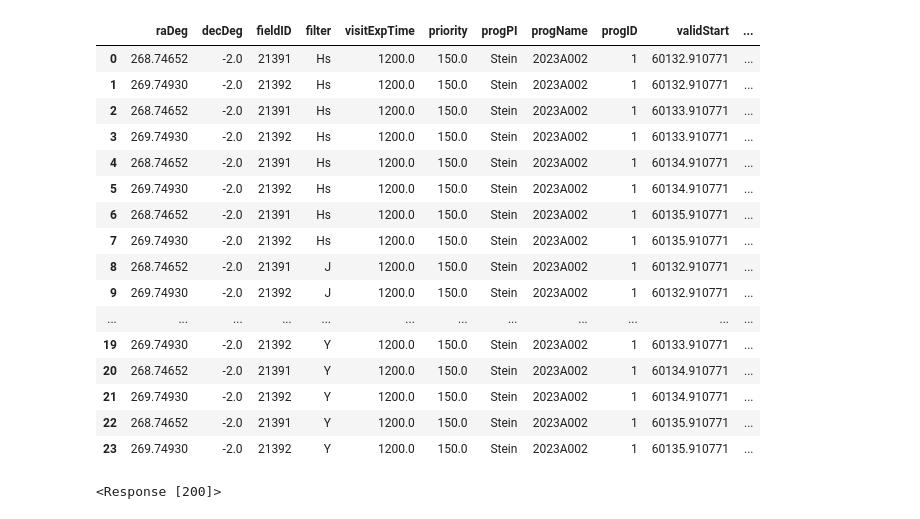
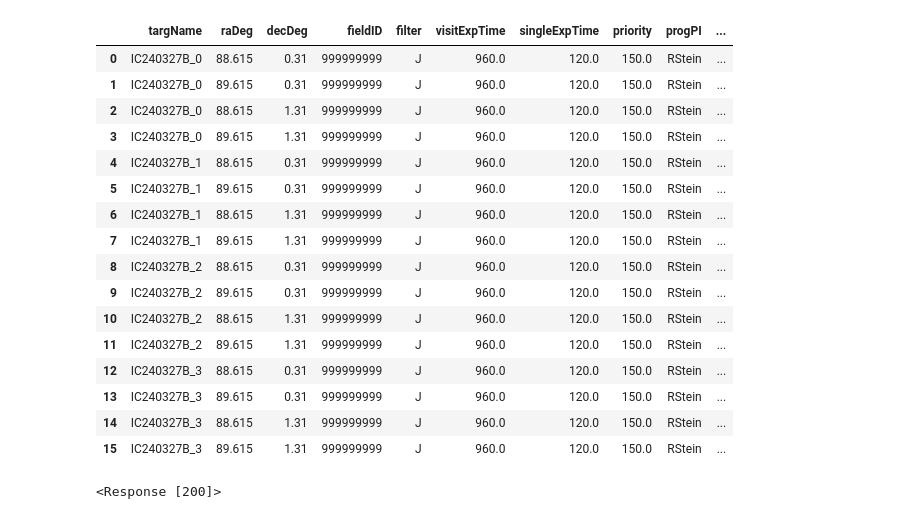
Before and after one commit to robertdstein/nuwinter, a Jupyter notebook: plan_obs.ipynb, the cells around one changed output. Drawn from its saved outputs; the diff is of its cells as text; code cells hidden in the pictures.

```diff
--- a/plan_obs.ipynb
+++ b/plan_obs.ipynb
@@ -14,7 +14,7 @@ logging.getLogger("nuwinter").setLevel("INFO")
 winter = WinterAPI()
 # %%
 # Program details
-program = "2023A002"
+program = "2024A001"
 # %%
 program_list = winter.get_programs()
 print(f"Available programs: {program_list}")
@@ -24,9 +24,11 @@ Available programs: ['2023A002', '2023A999', '2023A005']
 # %%
 too_args = {
-    "t_exp": 1200.0,
-    "n_dither": 10
+#     "t_exp": 600.0,
+#     "n_dither": 5
+    "filters": ["J"]
 }
 
-too_list = schedule_neutrino("IC230707A", make_plot=False, too_args=too_args)
+too_list = schedule_neutrino(
+    "IC240327B", scale=1.0, mode="square", make_plot=True, too_args=too_args, nights=[0, 0, 1, 2],)
 print(too_list)
 # %% [output]
@@ -36,30 +39,31 @@ INFO:nuwinter.neutrino:Found GCN 34163 for IC230707A
 # %%
 local_schedule = winter.build_schedule_locally(
     program_name=program,
     data=too_list
 )
 local_schedule.sort_values(by=["filter", "validStart"], inplace=True)
 local_schedule.reset_index(inplace=True)
 local_schedule.drop(columns=["index"], inplace=True)
+local_schedule["obsHistID"] = range(len(local_schedule))
 local_schedule
 # %% [output]
-|  | raDeg | decDeg | fieldID | filter | visitExpTime | priority | progPI | progName | progID | validStart | ... |
-| 0 | 268.74652 | -2.0 | 21391 | Hs | 1200.0 | 150.0 | Stein | 2023A002 | 1 | 60132.910771 | ... |
-| 1 | 269.74930 | -2.0 | 21392 | Hs | 1200.0 | 150.0 | Stein | 2023A002 | 1 | 60132.910771 | ... |
-| 2 | 268.74652 | -2.0 | 21391 | Hs | 1200.0 | 150.0 | Stein | 2023A002 | 1 | 60133.910771 | ... |
-| 3 | 269.74930 | -2.0 | 21392 | Hs | 1200.0 | 150.0 | Stein | 2023A002 | 1 | 60133.910771 | ... |
-| 4 | 268.74652 | -2.0 | 21391 | Hs | 1200.0 | 150.0 | Stein | 2023A002 | 1 | 60134.910771 | ... |
-| 5 | 269.74930 | -2.0 | 21392 | Hs | 1200.0 | 150.0 | Stein | 2023A002 | 1 | 60134.910771 | ... |
-| 6 | 268.74652 | -2.0 | 21391 | Hs | 1200.0 | 150.0 | Stein | 2023A002 | 1 | 60135.910771 | ... |
-| 7 | 269.74930 | -2.0 | 21392 | Hs | 1200.0 | 150.0 | Stein | 2023A002 | 1 | 60135.910771 | ... |
-| 8 | 268.74652 | -2.0 | 21391 | J | 1200.0 | 150.0 | Stein | 2023A002 | 1 | 60132.910771 | ... |
-| 9 | 269.74930 | -2.0 | 21392 | J | 1200.0 | 150.0 | Stein | 2023A002 | 1 | 60132.910771 | ... |
-| ... | ... | ... | ... | ... | ... | ... | ... | ... | ... | ... | ... |
-| 19 | 269.74930 | -2.0 | 21392 | Y | 1200.0 | 150.0 | Stein | 2023A002 | 1 | 60133.910771 | ... |
-| 20 | 268.74652 | -2.0 | 21391 | Y | 1200.0 | 150.0 | Stein | 2023A002 | 1 | 60134.910771 | ... |
-| 21 | 269.74930 | -2.0 | 21392 | Y | 1200.0 | 150.0 | Stein | 2023A002 | 1 | 60134.910771 | ... |
-| 22 | 268.74652 | -2.0 | 21391 | Y | 1200.0 | 150.0 | Stein | 2023A002 | 1 | 60135.910771 | ... |
-| 23 | 269.74930 | -2.0 | 21392 | Y | 1200.0 | 150.0 | Stein | 2023A002 | 1 | 60135.910771 | ... |
+|  | targName | raDeg | decDeg | fieldID | filter | visitExpTime | singleExpTime | priority | progPI | ... |
+| 0 | IC240327B_0 | 88.615 | 0.31 | 999999999 | J | 960.0 | 120.0 | 150.0 | RStein | ... |
+| 1 | IC240327B_0 | 89.615 | 0.31 | 999999999 | J | 960.0 | 120.0 | 150.0 | RStein | ... |
+| 2 | IC240327B_0 | 88.615 | 1.31 | 999999999 | J | 960.0 | 120.0 | 150.0 | RStein | ... |
+| 3 | IC240327B_0 | 89.615 | 1.31 | 999999999 | J | 960.0 | 120.0 | 150.0 | RStein | ... |
+| 4 | IC240327B_1 | 88.615 | 0.31 | 999999999 | J | 960.0 | 120.0 | 150.0 | RStein | ... |
+| 5 | IC240327B_1 | 89.615 | 0.31 | 999999999 | J | 960.0 | 120.0 | 150.0 | RStein | ... |
+| 6 | IC240327B_1 | 88.615 | 1.31 | 999999999 | J | 960.0 | 120.0 | 150.0 | RStein | ... |
+| 7 | IC240327B_1 | 89.615 | 1.31 | 999999999 | J | 960.0 | 120.0 | 150.0 | RStein | ... |
+| 8 | IC240327B_2 | 88.615 | 0.31 | 999999999 | J | 960.0 | 120.0 | 150.0 | RStein | ... |
+| 9 | IC240327B_2 | 89.615 | 0.31 | 999999999 | J | 960.0 | 120.0 | 150.0 | RStein | ... |
+| 10 | IC240327B_2 | 88.615 | 1.31 | 999999999 | J | 960.0 | 120.0 | 150.0 | RStein | ... |
+| 11 | IC240327B_2 | 89.615 | 1.31 | 999999999 | J | 960.0 | 120.0 | 150.0 | RStein | ... |
+| 12 | IC240327B_3 | 88.615 | 0.31 | 999999999 | J | 960.0 | 120.0 | 150.0 | RStein | ... |
+| 13 | IC240327B_3 | 89.615 | 0.31 | 999999999 | J | 960.0 | 120.0 | 150.0 | RStein | ... |
+| 14 | IC240327B_3 | 88.615 | 1.31 | 999999999 | J | 960.0 | 120.0 | 150.0 | RStein | ... |
+| 15 | IC240327B_3 | 89.615 | 1.31 | 999999999 | J | 960.0 | 120.0 | 150.0 | RStein | ... |
 # %%
 api_res, api_schedule = winter.submit_too(
     program_name=program,
```
Also changed, not shown: parts of 6 cells of this notebook, 2 other files.
